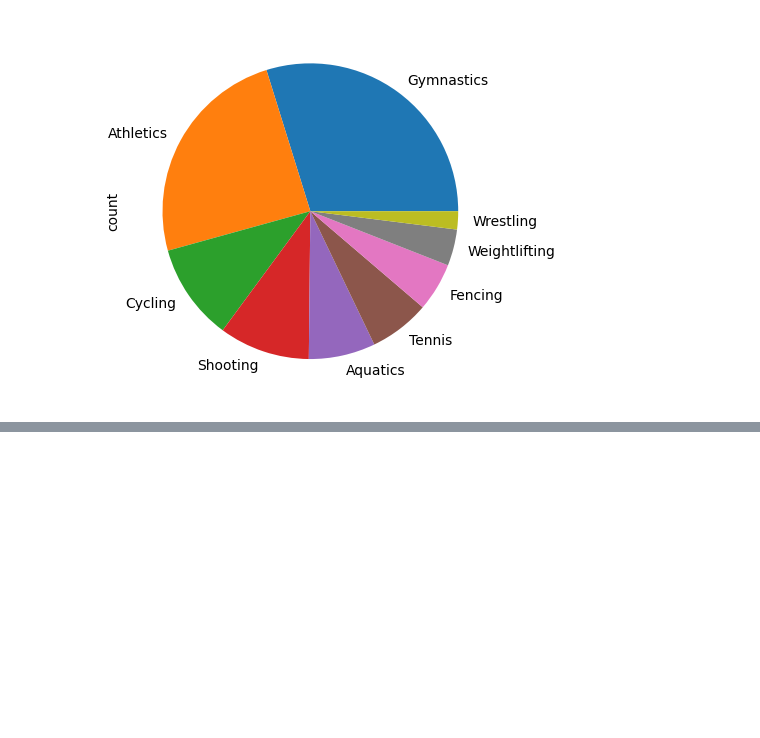
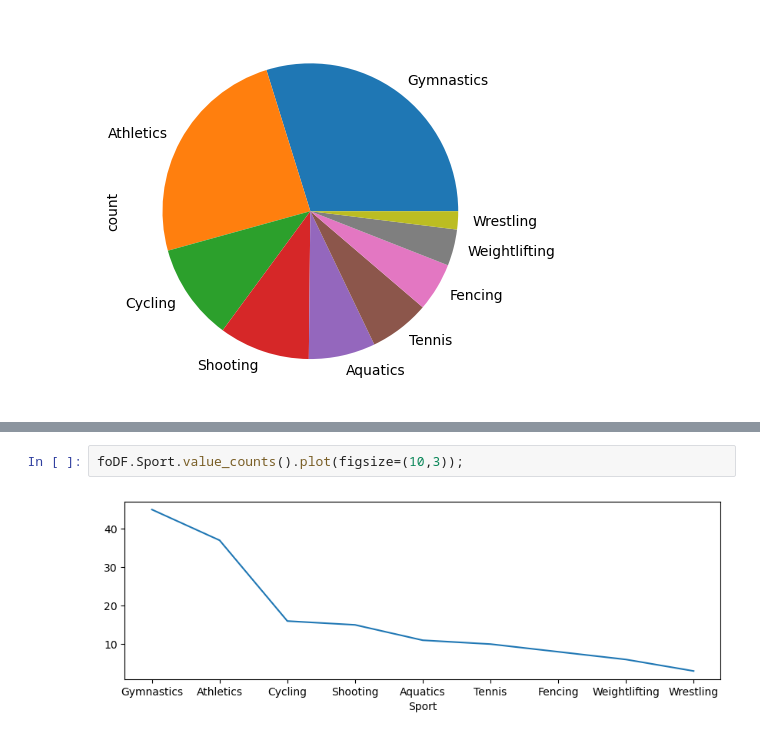
Before and after one commit to osadly/LnkdInLrn, a Jupyter notebook: pandas Essential Training/Ch05-Basic Plotting.ipynb, the cells around one changed output, grey strips where cells are left out. Cells and saved outputs as stored; diff of their text form; blank space fills up the shorter version.

```diff
--- a/pandas Essential Training/Ch05-Basic Plotting.ipynb
+++ b/pandas Essential Training/Ch05-Basic Plotting.ipynb
@@ -87,0 +96,4 @@ foDF.Sport.value_counts().plot(kind='pie');
+# %%
+foDF.Sport.value_counts().plot(figsize=(10,3));
+# %% [output]
+[figure, added]
```
Also changed, not shown: parts of 7 cells of this notebook.
